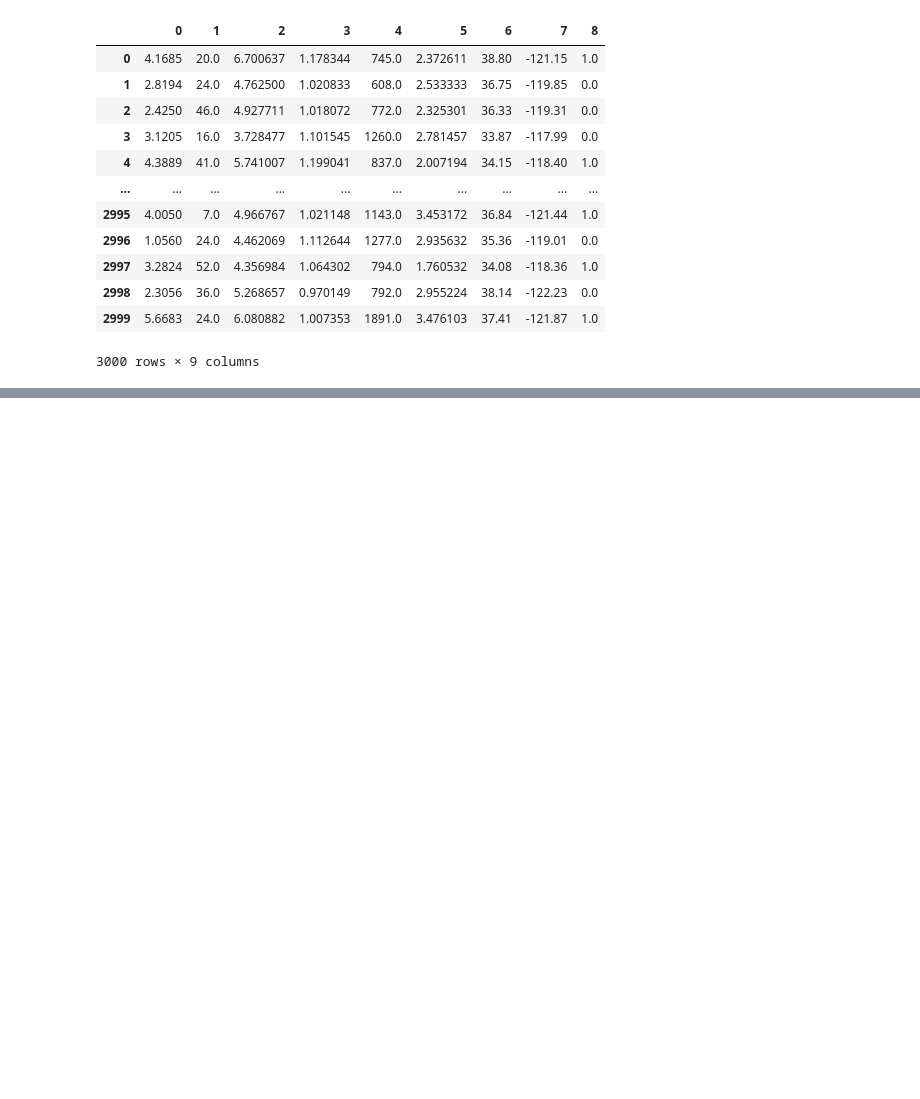
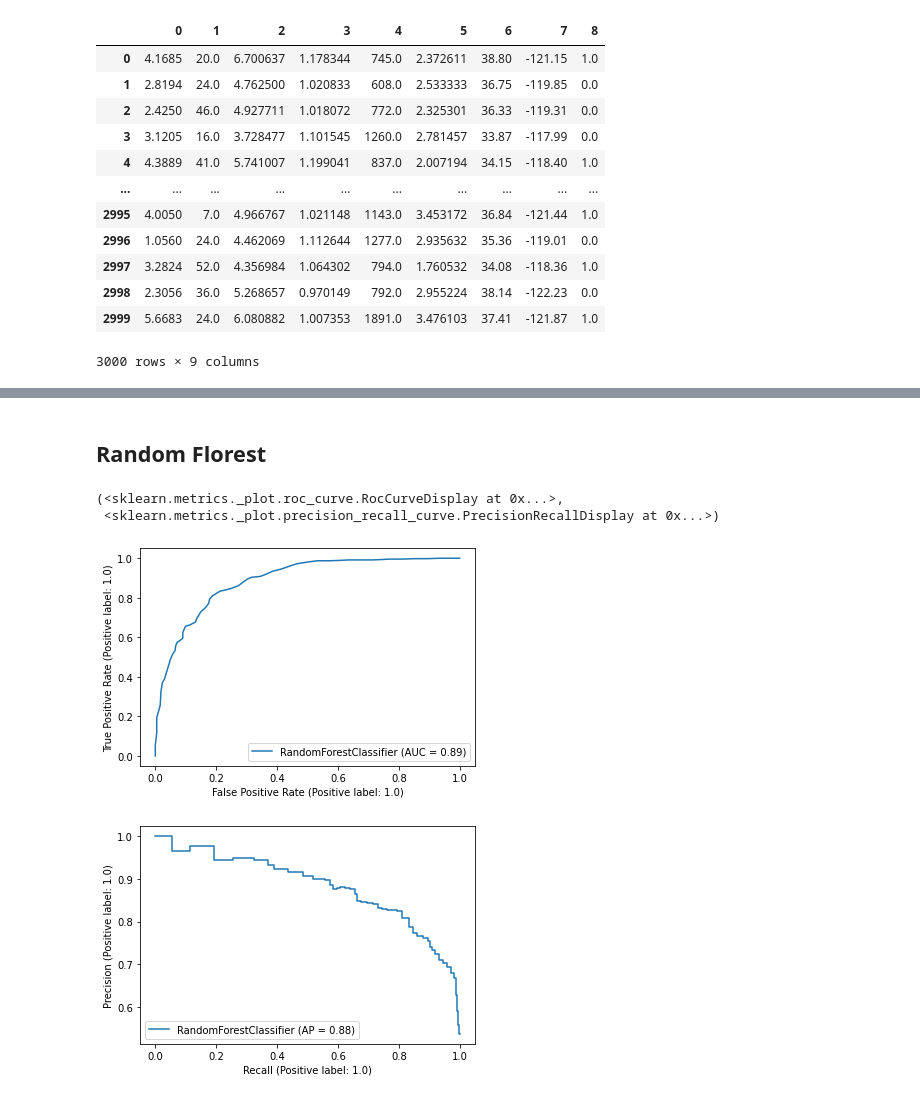
Before and after one commit to castelojb/machine-learning-project, a Jupyter notebook: [Job] 5 - SVM and Ensembles.ipynb, the cells around one changed output, grey strips where cells are left out. Saved outputs shown, nothing was run; the diff lists cells and outputs as text; code cells hidden in the pictures; blank space fills up the shorter version.

```diff
--- a/[Job] 5 - SVM and Ensembles.ipynb
+++ b/[Job] 5 - SVM and Ensembles.ipynb
@@ -94,2 +82,0 @@ rf_gs = GridSearchCV(rf_pipeline, rf_hiperparameters, cv=cv_kfold, return_train_
-# %%
-rf_gs.fit(x_trn, y_trn)
@@ -154,0 +83,3 @@ Revocação: 0.8867102396514162
+# %%
+rf_tunned = GridSearchCV(random_forest, random_forest_grid, cv=cv_kfold, return_train_score=True, n_jobs=-1)
+rf_tunned.fit(x_trn_norm, y_trn)
@@ -154,0 +139,9 @@ Revocação: 0.8867102396514162
+# %% [markdown]
+## Random Florest
+# %%
+plot_roc_curve(rf_tunned.best_estimator_, x_tst_norm, y_tst), plot_precision_recall_curve(rf_tunned.best_estimator_, x_tst_norm, y_tst)
+# %% [output]
+(<sklearn.metrics._plot.roc_curve.RocCurveDisplay at 0x...>,
+ <sklearn.metrics._plot.precision_recall_curve.PrecisionRecallDisplay at 0x...>)
+[figure, added]
+[figure, added]
```
Also changed, not shown: parts of 30 cells of this notebook.
